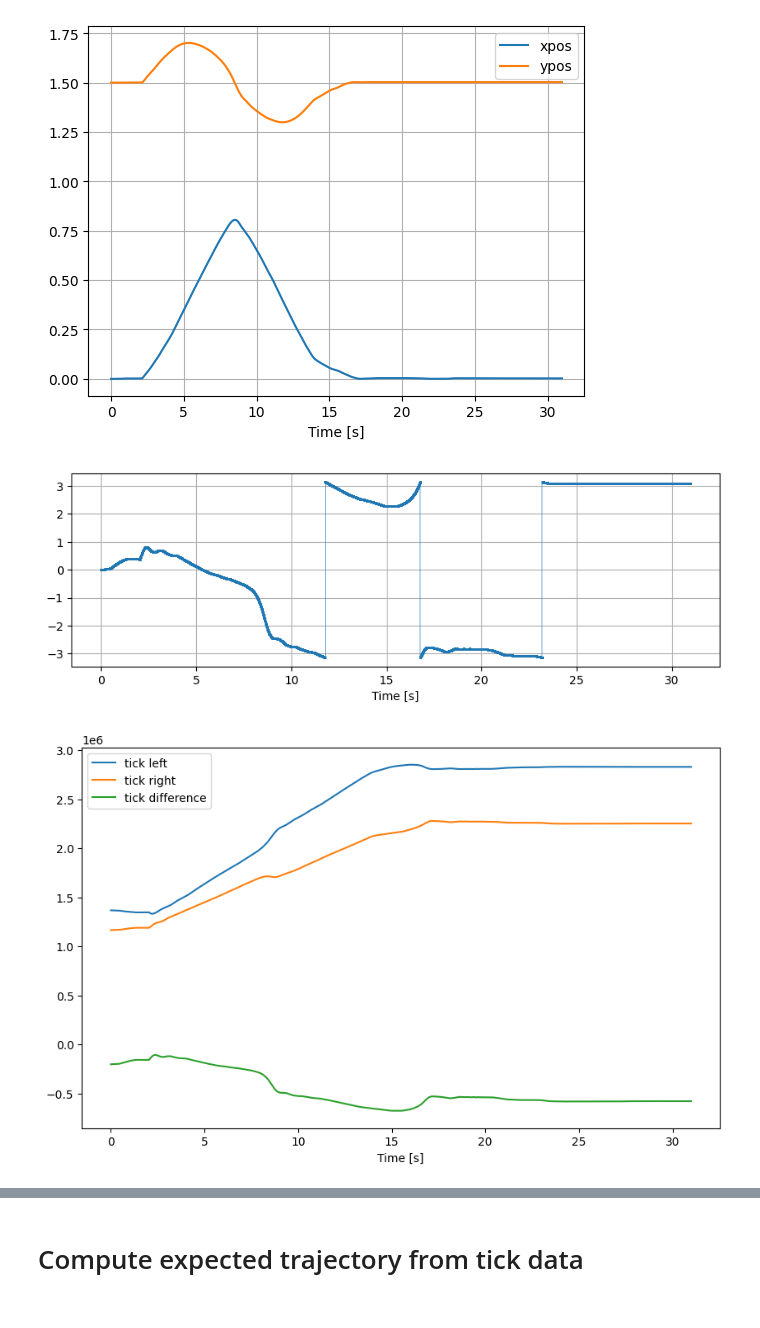
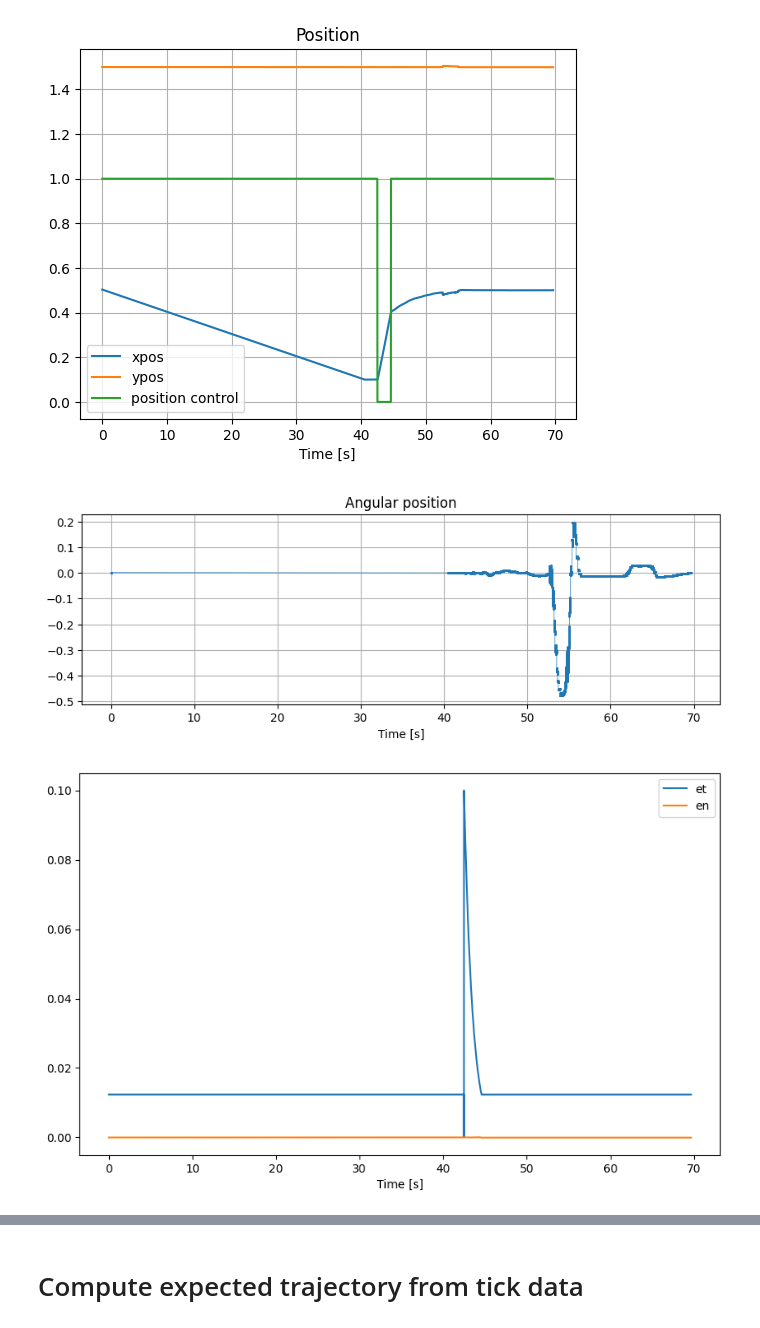
Before and after one commit to EthanD11/botlightyear, a Jupyter notebook: Teensy/PF_test/PF_test.ipynb, the cells around one changed output, grey strips where cells are left out. Cells and saved outputs as stored; diff of their text form; code cells hidden in the pictures.

Commit message:
Ethan fait des test sur la teensy

```diff
--- a/Teensy/PF_test/PF_test.ipynb
+++ b/Teensy/PF_test/PF_test.ipynb
@@ -7,7 +7,7 @@ import re
 WHEEL_L = 0.0871333
 TICKS_TO_M = 1.4753882780592384e-6
 # %%
-with open("PF_test__17.txt", "r") as file:
+with open("PF_test__24.txt", "r") as file:
     raw_data = file.read().strip().split("Mode")[1:-2]
 
 ndata = len(raw_data)
@@ -118,35 +118,45 @@ plt.show()
 # %%
+plt.title("Position")
 plt.plot(data["time"], data["xpos"], label="xpos")
 plt.plot(data["time"], data["ypos"], label="ypos")
+plt.plot(data["time"], (data["Mode"] == "position control"), label="position control")
 plt.xlabel("Time [s]")
 # plt.xlim(0,25)
 plt.grid()
 plt.legend()
 plt.show()
 
 plt.figure(figsize=(10,3))
+plt.title("Angular position")
 plt.plot(data["time"], data["thetapos"], '-o', markersize=1, linewidth=0.5)
 plt.xlabel("Time [s]")
 # plt.xlim(69,70)
 plt.grid()
 plt.show()
 
+# plt.figure(figsize=(10,6))
+# plt.plot(data["time"], data["tickl"], label="tick left")
+# plt.plot(data["time"], data["tickr"], label="tick right")
+# plt.plot(data["time"], data["tickr"] - data["tickl"], label="tick difference")
+# plt.xlabel("Time [s]")
+# plt.legend()
+# plt.show()
+
 plt.figure(figsize=(10,6))
-plt.plot(data["time"], data["tickl"], label="tick left")
-plt.plot(data["time"], data["tickr"], label="tick right")
-plt.plot(data["time"], data["tickr"] - data["tickl"], label="tick difference")
+plt.plot(data["time"], data["et"], label="et")
+plt.plot(data["time"], data["en"], label="en")
 plt.xlabel("Time [s]")
 plt.legend()
 plt.show()
 
-plt.figure(figsize=(10,6))
-# plt.plot(data["time"], np.cumsum(data["tickl"]), label="tick left")
-# plt.plot(data["time"], np.cumsum(data["tickr"]), label="tick right")
-plt.plot(data["time"], np.cumsum(data["tickr"] - data["tickl"])*TICKS_TO_M, label="tick difference")
-plt.xlabel("Time [s]")
-plt.legend()
-plt.show()
+# plt.figure(figsize=(10,6))
+# # plt.plot(data["time"], np.cumsum(data["tickl"]), label="tick left")
+# # plt.plot(data["time"], np.cumsum(data["tickr"]), label="tick right")
+# plt.plot(data["time"], np.cumsum(data["tickr"] - data["tickl"])*TICKS_TO_M, label="tick difference")
+# plt.xlabel("Time [s]")
+# plt.legend()
+# plt.show()
 # %% [output]
-[figure, old version]
+[figure, new version]
-[figure, old version]
+[figure, new version]
-[figure, old version]
+[figure, new version]
```
Also changed, not shown: parts of 4 cells of this notebook, 20 other files.
